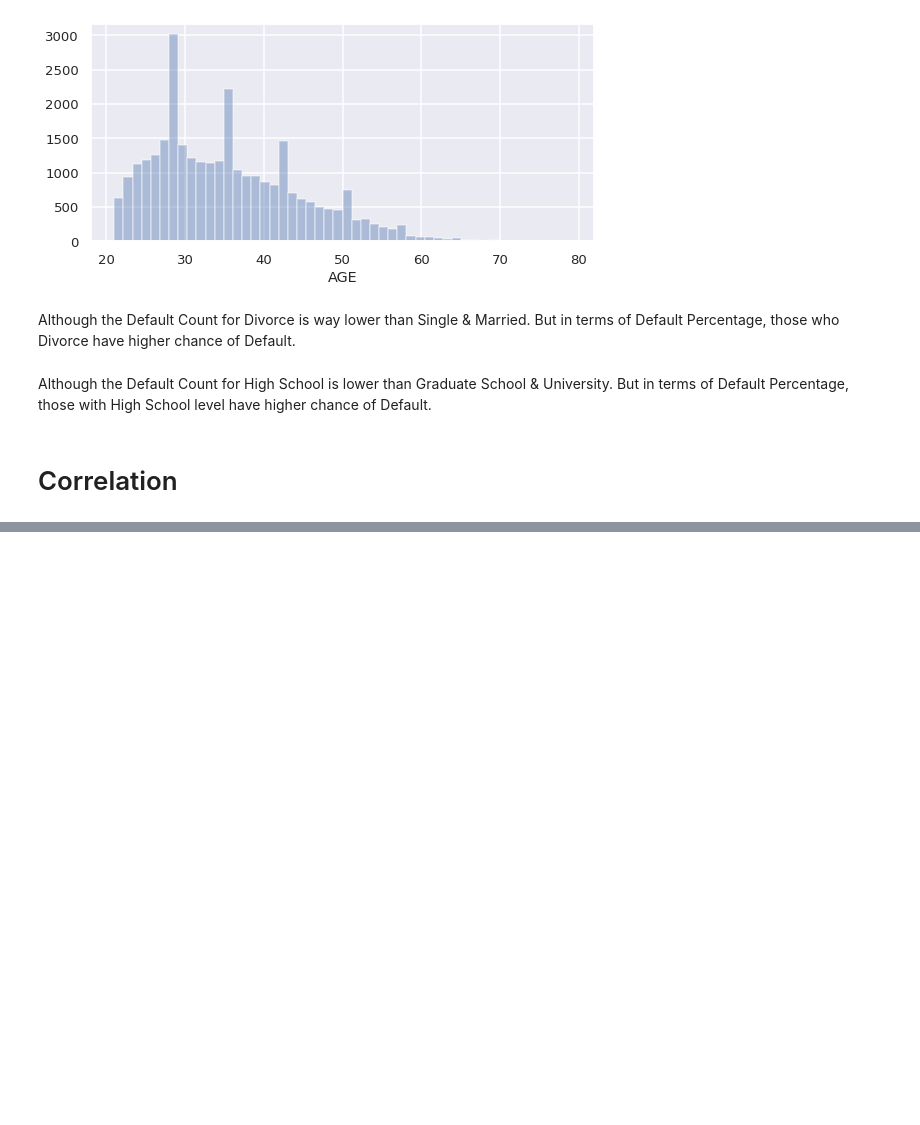
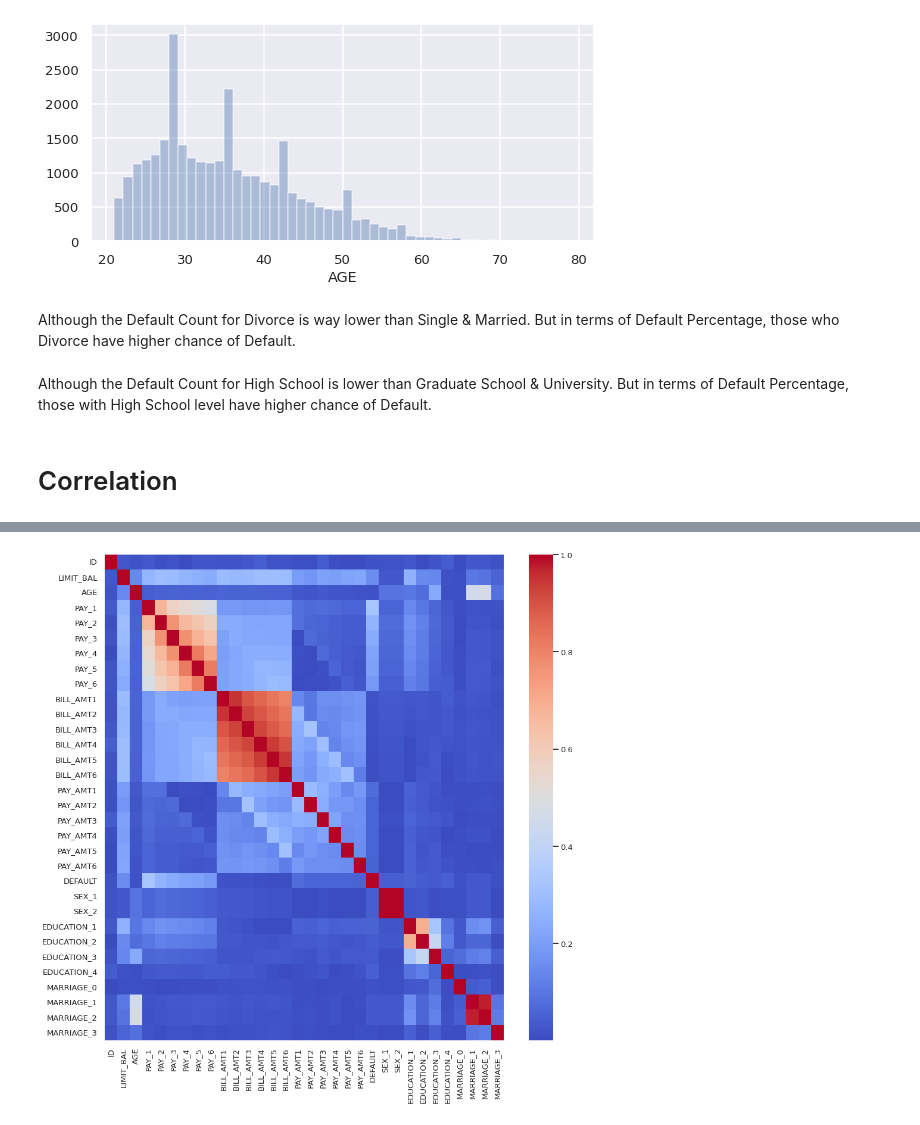
Before and after one commit to Kunaltembhare003/credir-card-default-payment, a Jupyter notebook: Credit_Card_Default_Prediction_Capstone_Project.ipynb, the cells around one changed output, grey strips where cells are left out. Cells and saved outputs as stored; diff of their text form; code cells hidden in the pictures; blank space fills up the shorter version.

```diff
--- a/Credit_Card_Default_Prediction_Capstone_Project.ipynb
+++ b/Credit_Card_Default_Prediction_Capstone_Project.ipynb
@@ -587,0 +610,8 @@ Although the Default Count for High School is lower than Graduate School & Unive
+# %%
+## Correlation
+plt.figure(figsize=(15,15))
+correlation = df.corr()
+sns.heatmap(abs(correlation), annot=False, cmap='coolwarm')
+plt.show()
+# %% [output]
+[figure, added]
```
Also changed, not shown: parts of 127 cells of this notebook.
